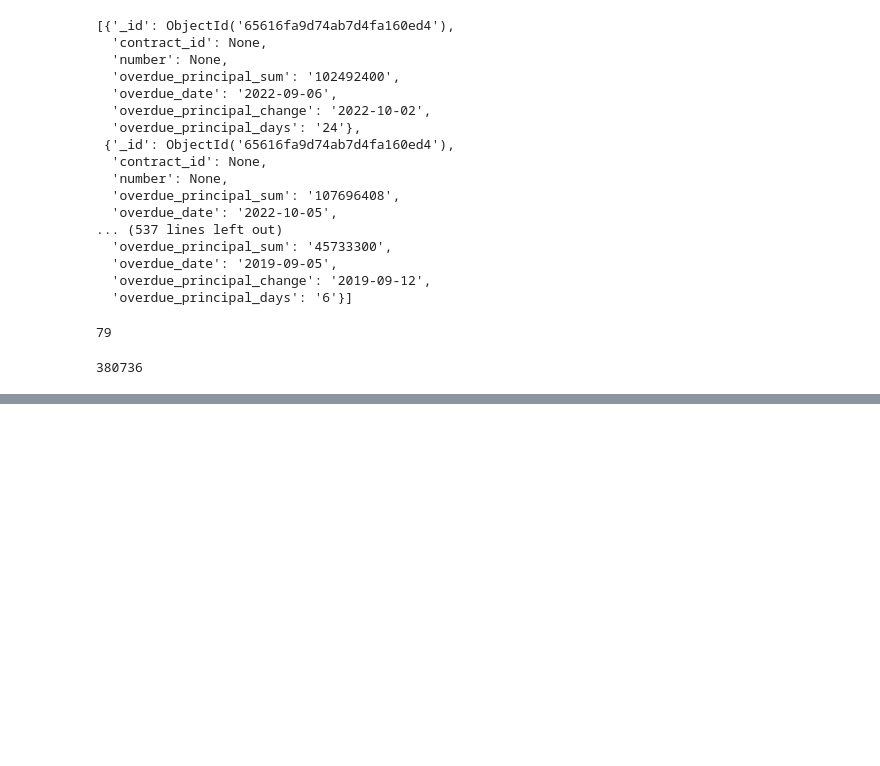
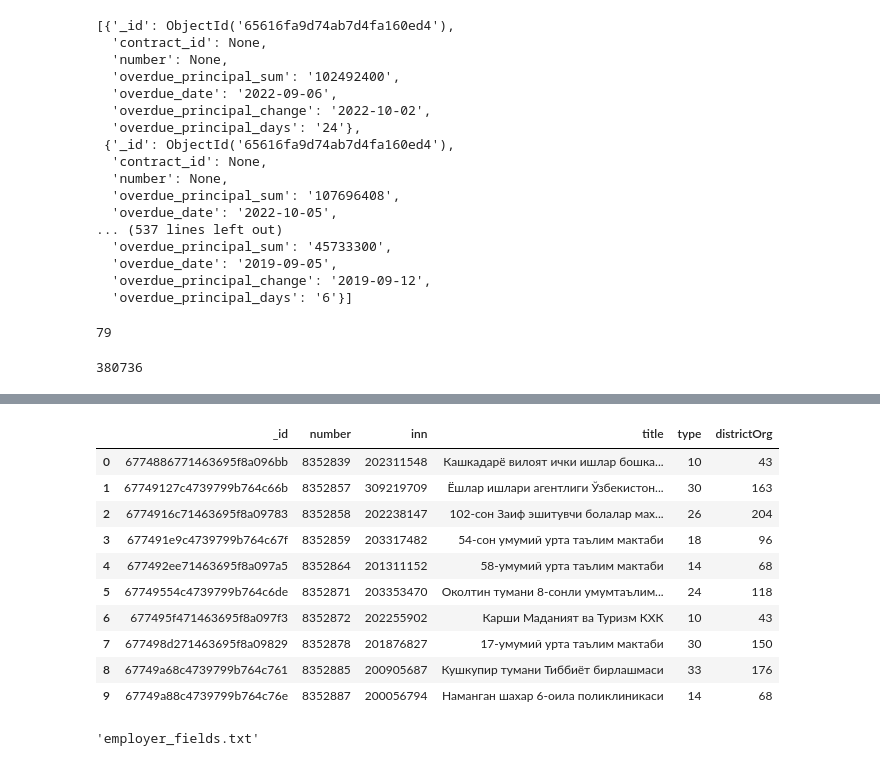
Before and after one commit to ilyos-nishanov/airflow_docker, a Jupyter notebook: scripts/bb.ipynb, the cells around one changed output, grey strips where cells are left out. Drawn from its saved outputs; the diff is of its cells as text; code cells hidden in the pictures; blank space fills up the shorter version.

```diff
--- a/scripts/bb.ipynb
+++ b/scripts/bb.ipynb
@@ -691,0 +711,13 @@ print(collection.count_documents(query))
+# %%
+query = {
+    'data.uzasbo_salary.result.data.lastEmployer': {'$exists': True}
+    # ,'number':{"$gt": max_num}
+    ,'created': {'$gt': datetime(2025, 1, 1)}
+}
+projection = {
+    '_id':1,
+    'number': 1,
+    'data.uzasbo_salary.result.data.lastEmployer': 1
+}
+# %%
+docs = task_collection.find(query, projection).limit(10)
@@ -691,0 +733,28 @@ print(collection.count_documents(query))
+# %%
+i = 0
+rows=[]
+for doc in docs:
+    # if i% 10_000 == 0:
+    #     df = pd.DataFrame(rows)
+    #     final_df = map_dff_to_my_columns(df, columns)
+    #     insert_into_mssql_tqdm(final_df, write_to_table)
+    #     rows = []
+
+    # i+=1
+    _id = str(doc.get('_id'))
+    number = doc.get('number')
+    fields = doc.get('data', {}).get('uzasbo_salary', {}).get('result',{}).get('data', {}).get('lastEmployer', {})
+    if isinstance(fields, dict):
+        fields = [fields]
+    elif fields is None:
+        fields = []
+    for field in fields:
+        # filtered_field = {k: v for k, v in field.items() if not isinstance(v, (dict, list))}
+        row = {'_id': _id, 'number': number, **field}
+        rows.append(row)
+
+df = pd.DataFrame(rows)
+final_df = map_dff_to_my_columns(df, columns)
+insert_into_mssql_tqdm(df, write_to_table)
+end = time()
+print(f"script took {end-start} seconds")
@@ -691,0 +763,14 @@ print(collection.count_documents(query))
+# %%
+df
+# %% [output]
+|  | _id | number | inn | title | type | districtOrg |
+| 0 | 6774886771463695f8a096bb | 8352839 | 202311548 | Кашкадарё вилоят ички ишлар бошка... | 10 | 43 |
+| 1 | 67749127c4739799b764c66b | 8352857 | 309219709 | Ёшлар ишлари агентлиги Ўзбекистон... | 30 | 163 |
+| 2 | 6774916c71463695f8a09783 | 8352858 | 202238147 | 102-сон Заиф эшитувчи болалар мах... | 26 | 204 |
+| 3 | 677491e9c4739799b764c67f | 8352859 | 203317482 | 54-сон умумий урта таълим мактаби | 18 | 96 |
+| 4 | 677492ee71463695f8a097a5 | 8352864 | 201311152 | 58-умумий урта таълим мактаби | 14 | 68 |
+| 5 | 67749554c4739799b764c6de | 8352871 | 203353470 | Околтин тумани 8-сонли умумтаълим... | 24 | 118 |
+| 6 | 677495f471463695f8a097f3 | 8352872 | 202255902 | Карши Маданият ва Туризм КХК | 10 | 43 |
+| 7 | 677498d271463695f8a09829 | 8352878 | 201876827 | 17-умумий урта таълим мактаби | 30 | 150 |
+| 8 | 67749a68c4739799b764c761 | 8352885 | 200905687 | Кушкупир тумани Тиббиёт бирлашмаси | 33 | 176 |
+| 9 | 67749a88c4739799b764c76e | 8352887 | 200056794 | Наманган шахар 6-оила поликлиникаси | 14 | 68 |
@@ -691,0 +807,4 @@ print(collection.count_documents(query))
+# %%
+columns
+# %% [output]
+'employer_fields.txt'
```
Also changed, not shown: parts of 5 cells of this notebook, 3 other files.
